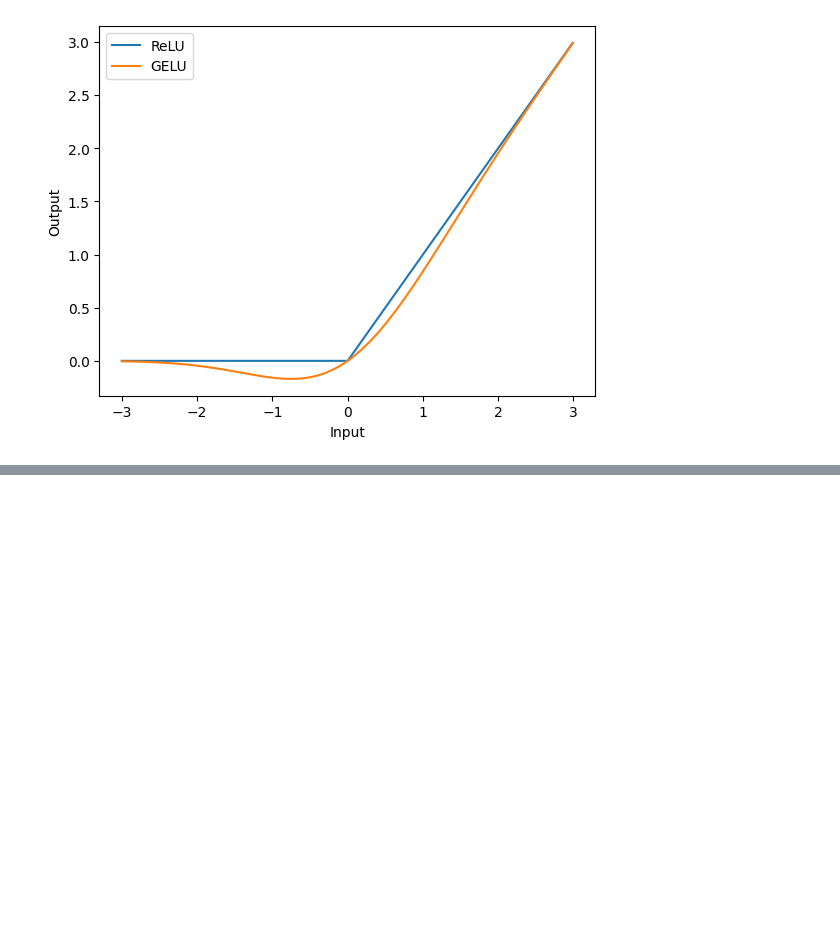
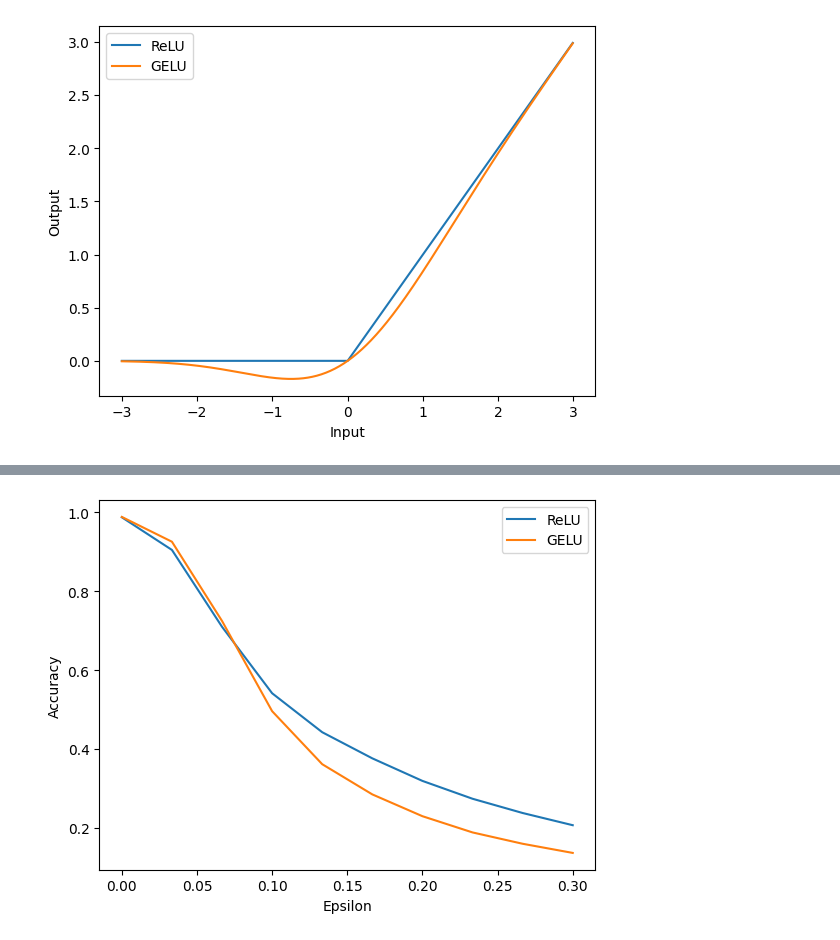
Before and after one commit to loganfalzarano/adversarial_ml, a Jupyter notebook: RELU_vs_GELU.ipynb, the cells around one changed output, grey strips where cells are left out. Drawn from its saved outputs; the diff is of its cells as text; code cells hidden in the pictures; blank space fills up the shorter version.

Commit message:
adverarial plots completed

```diff
--- a/RELU_vs_GELU.ipynb
+++ b/RELU_vs_GELU.ipynb
@@ -57,0 +215,29 @@ plt.show()
+# %%
+def evaluate_model_on_adversarial_examples(model, data_loader, loss_fn, attack_fn, epsilon, **kwargs):
+    model.eval()
+    test_loss, test_accuracy = adversarial_epoch(data_loader, model, loss_fn, attack_fn, epsilon, **kwargs)
+
+    return test_loss, test_accuracy
+# %%
+def evaluate_model_accuracy_for_epsilons(model, data_loader, loss_fn, attack_fn, epsilon_values, **kwargs):
+    accuracies = []
+
+    for epsilon in epsilon_values:
+        _, accuracy = evaluate_model_on_adversarial_examples(model, data_loader, loss_fn, attack_fn, epsilon, **kwargs)
+        accuracies.append(accuracy)
+
+    return accuracies
+# %%
+relu_acc_eps = evaluate_model_accuracy_for_epsilons(model_cnn_relu, test_loader, relu_loss, fgsm, np.linspace(0, 0.3, 10))
+# %%
+gelu_acc_eps = evaluate_model_accuracy_for_epsilons(model_ccn_gelu, test_loader, gelu_loss, fgsm, np.linspace(0, 0.3, 10))
+# %%
+#plot the accuracy of the ReLU and GELU models as a function of epsilon
+plt.plot(np.linspace(0, 0.3, 10), relu_acc_eps)
+plt.plot(np.linspace(0, 0.3, 10), gelu_acc_eps)
+plt.xlabel("Epsilon")
+plt.ylabel("Accuracy")
+plt.legend(["ReLU", "GELU"])
+plt.show()
+# %% [output]
+[figure, added]
```
Also changed, not shown: parts of 18 cells of this notebook, 8 other files.
